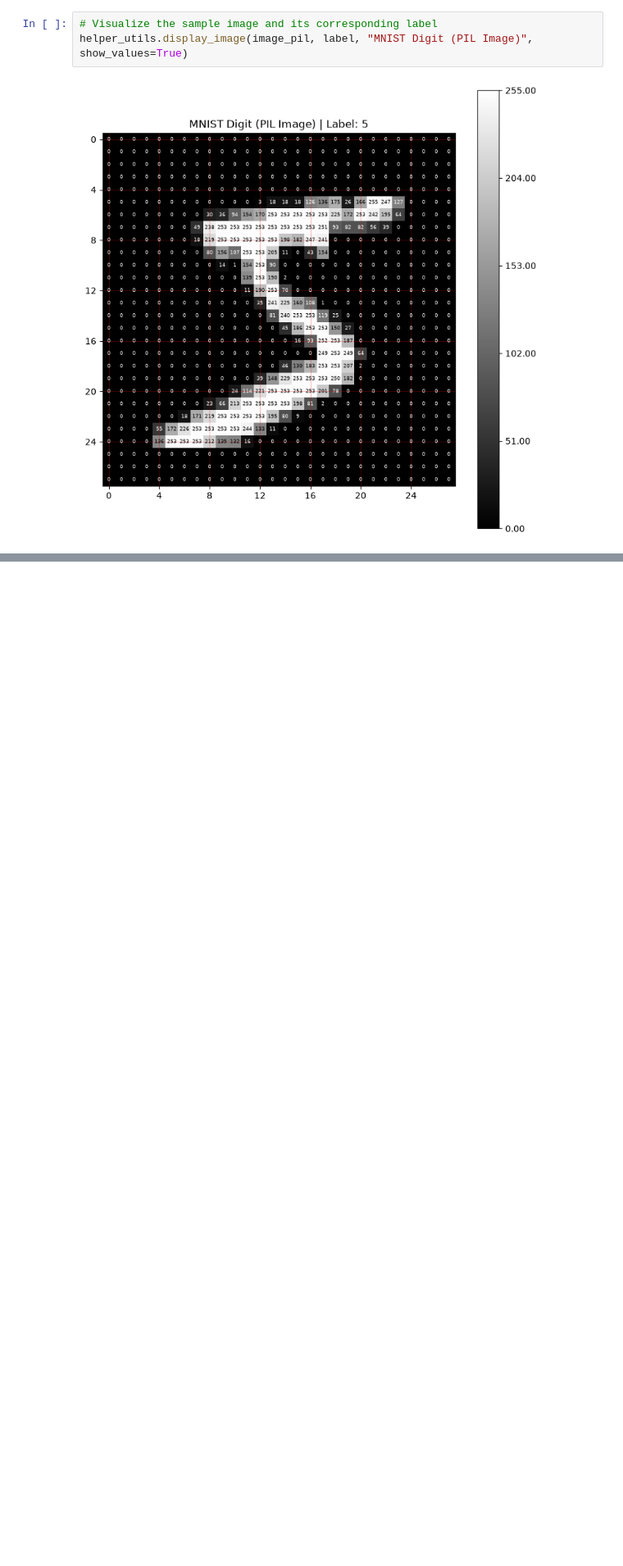
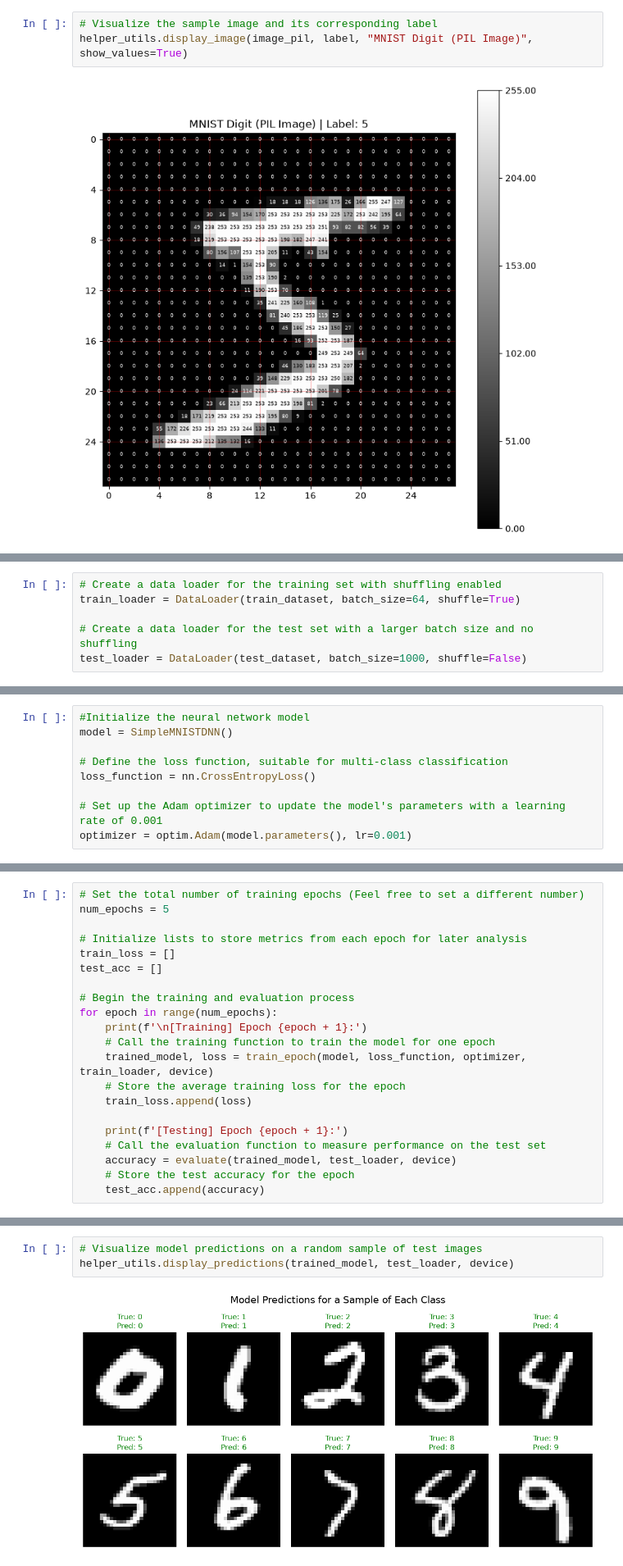
Before and after one commit to viratijain24/MNIST_Classifier, a Jupyter notebook: notebooks/main.ipynb, the cells around one changed output, grey strips where cells are left out. Shown at 82% size. Cells and saved outputs as stored; diff of their text form; blank space fills up the shorter version.

```diff
--- a/notebooks/main.ipynb
+++ b/notebooks/main.ipynb
@@ -49,0 +90,6 @@ helper_utils.display_image(image_pil, label, "MNIST Digit (PIL Image)", show_val
+# %%
+# Create a data loader for the training set with shuffling enabled
+train_loader = DataLoader(train_dataset, batch_size=64, shuffle=True)
+
+# Create a data loader for the test set with a larger batch size and no shuffling
+test_loader = DataLoader(test_dataset, batch_size=1000, shuffle=False)
@@ -49,0 +138,9 @@ helper_utils.display_image(image_pil, label, "MNIST Digit (PIL Image)", show_val
+# %%
+#Initialize the neural network model
+model = SimpleMNISTDNN()
+
+# Define the loss function, suitable for multi-class classification
+loss_function = nn.CrossEntropyLoss()
+
+# Set up the Adam optimizer to update the model's parameters with a learning rate of 0.001
+optimizer = optim.Adam(model.parameters(), lr=0.001)
@@ -49,0 +286,21 @@ helper_utils.display_image(image_pil, label, "MNIST Digit (PIL Image)", show_val
+# %%
+# Set the total number of training epochs (Feel free to set a different number)
+num_epochs = 5
+
+# Initialize lists to store metrics from each epoch for later analysis
+train_loss = []
+test_acc = []
+
+# Begin the training and evaluation process
+for epoch in range(num_epochs):
+    print(f'\n[Training] Epoch {epoch + 1}:')
+    # Call the training function to train the model for one epoch
+    trained_model, loss = train_epoch(model, loss_function, optimizer, train_loader, device)
+    # Store the average training loss for the epoch
+    train_loss.append(loss)
+
+    print(f'[Testing] Epoch {epoch + 1}:')
+    # Call the evaluation function to measure performance on the test set
+    accuracy = evaluate(trained_model, test_loader, device)
+    # Store the test accuracy for the epoch
+    test_acc.append(accuracy)
@@ -49,0 +325,5 @@ helper_utils.display_image(image_pil, label, "MNIST Digit (PIL Image)", show_val
+# %%
+# Visualize model predictions on a random sample of test images
+helper_utils.display_predictions(trained_model, test_loader, device)
+# %% [output]
+[figure, added]
```
Also changed, not shown: parts of 10 cells of this notebook.
